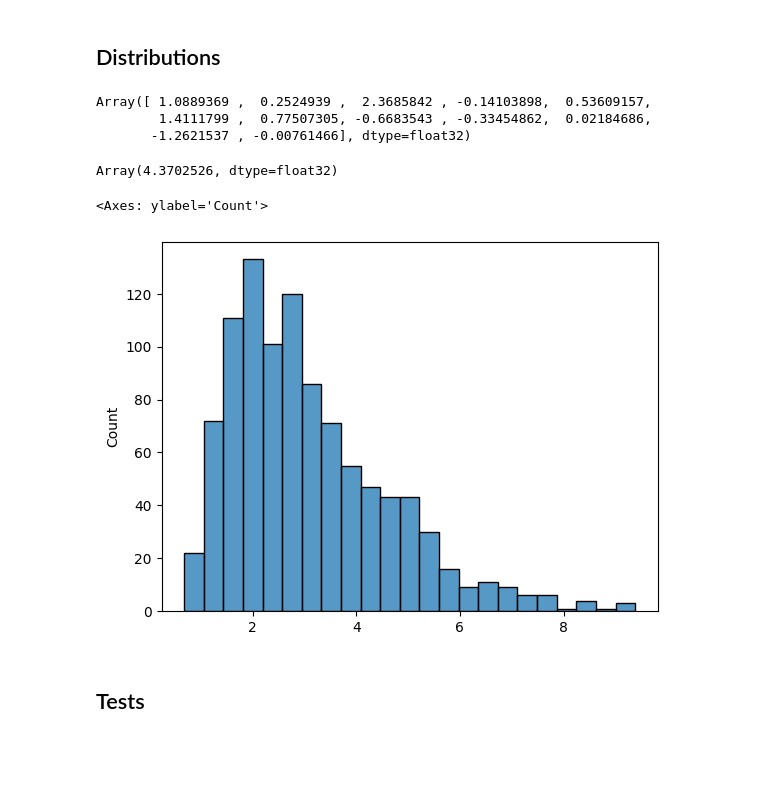
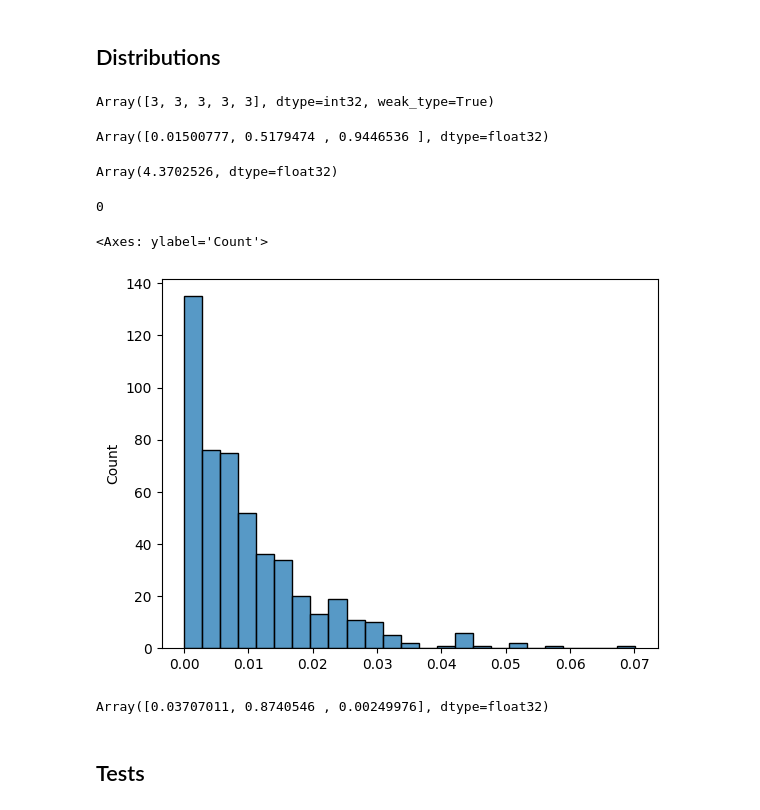
Before and after one commit to woskxmcnvb/MarketingMixModelling, a Jupyter notebook: work.ipynb, the cells around one changed output. Cells and saved outputs as stored; diff of their text form; code cells hidden in the pictures; blank space fills up the shorter version.

```diff
--- a/work.ipynb
+++ b/work.ipynb
@@ -57,29 +57,42 @@ data-wize:
 + smooth media
 # %% [markdown]
 ## Distributions
+# %%
+jnp.repeat(3, 5)
+# %% [output]
+Array([3, 3, 3, 3, 3], dtype=int32, weak_type=True)
 # %%
-dist.Normal(0, 1).expand([12]).sample(key=key)
+dist.Beta(np.array([1, 3, 10]), np.array([10, 3, 1])).sample(key=key)
 # %% [output]
-Array([ 1.0889369 ,  0.2524939 ,  2.3685842 , -0.14103898,  0.53609157,
-        1.4111799 ,  0.77507305, -0.6683543 , -0.33454862,  0.02184686,
-       -1.2621537 , -0.00761466], dtype=float32)
+Array([0.01500777, 0.5179474 , 0.9446536 ], dtype=float32)
 # %%
 dist.LogNormal(1, 1).expand([1000]).sample(key=key).mean()
 # %% [output]
 Array(4.3702526, dtype=float32)
+# %%
+int(False)
+# %% [output]
+0
 # %%
 fig, ax = plt.subplots(1, 1)
 key = jax.random.PRNGKey(3)
-#sns.histplot(dist.Normal(0, .1).expand([1000]).sample(key=key))
-#sns.histplot(dist.HalfNormal(.1).expand([500]).sample(key=key))
-sns.histplot(dist.LogNormal(1, 0.5).expand([1000]).sample(key=key), ax=ax)
-#sns.histplot(dist.Beta(2,2).expand([500]).sample(key=key))
+#sns.histplot(dist.Normal(0, 0.05).expand([500]).sample(key=key))
+#sns.histplot(dist.HalfNormal().expand([1000]).sample(key=key))
+#sns.histplot(-dist.HalfNormal().expand([1000]).sample(key=key), color='blue')
+#sns.histplot(jnp.abs(dist.Normal().expand([1000]).sample(key=key)), color='red')
+#sns.histplot(dist.LogNormal(1, 1).expand([1000]).sample(key=key), ax=ax)
+sns.histplot(dist.Beta(1, 100).expand([500]).sample(key=key))
 #sns.histplot(dist.StudentT(3).expand([1000]).sample(key=key))
 
+
 #ax.set_xlim(0,10)
 # %% [output]
 <Axes: ylabel='Count'>
-[figure, old version]
+[figure, new version]
+# %%
+dist.Beta(jnp.array([1, 3, 1]), jnp.array([3, 1, 1000])).sample(key=key)
+# %% [output]
+Array([0.03707011, 0.8740546 , 0.00249976], dtype=float32)
 # %% [markdown]
 ## Tests
 # %%
```
Also changed, not shown: 4 other files.
